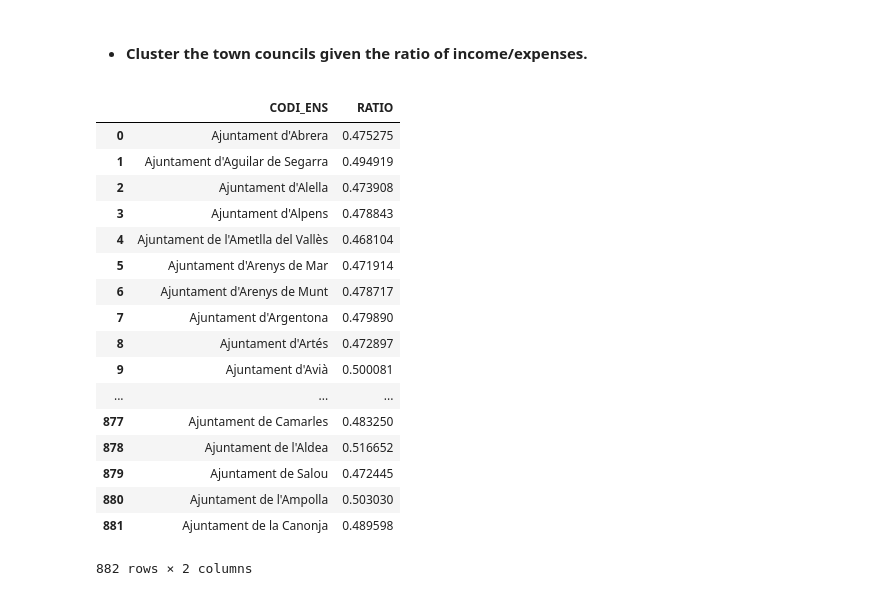
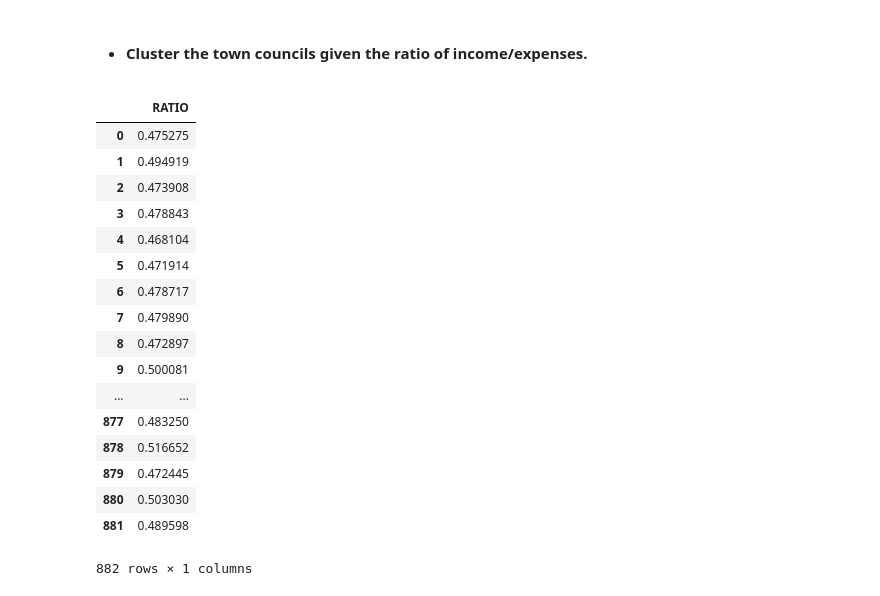
Before and after one commit to BigDataScience17-18/assignment-1-jordiadan_jordiromagosa, a Jupyter notebook: assignment_3.ipynb, the cells around one changed output. Cells and saved outputs as stored; diff of their text form; code cells hidden in the pictures.

```diff
--- a/assignment_3.ipynb
+++ b/assignment_3.ipynb
@@ -262,32 +262,32 @@ def get_income_expenses_per_town_council(data):
 
 ratio_data = get_income_expenses_per_town_council(town_council_data)
 # %%
-transformed_data = pd.DataFrame(ratio_data, columns=["CODI_ENS", "RATIO"])
+transformed_data = pd.DataFrame(ratio_data[:, 1], columns=["RATIO"])
 
 
-dictionary = dict(zip(town_council_data["CODI_ENS"], town_council_data["NOM_COMPLERT"]))
+#dictionary = dict(zip(town_council_data["CODI_ENS"], town_council_data["NOM_COMPLERT"]))
 
 #transformed_data.loc[transformed_data["CODI_ENS"] == dictionary["CODI_ENS"][245]]
 
 
-transformed_data["CODI_ENS"] = transformed_data["CODI_ENS"].map(dictionary)
+#transformed_data["CODI_ENS"] = transformed_data["CODI_ENS"].map(dictionary)
 transformed_data
 # %% [output]
-|  | CODI_ENS | RATIO |
-| 0 | Ajuntament d'Abrera | 0.475275 |
-| 1 | Ajuntament d'Aguilar de Segarra | 0.494919 |
-| 2 | Ajuntament d'Alella | 0.473908 |
-| 3 | Ajuntament d'Alpens | 0.478843 |
-| 4 | Ajuntament de l'Ametlla del Vallès | 0.468104 |
-| 5 | Ajuntament d'Arenys de Mar | 0.471914 |
-| 6 | Ajuntament d'Arenys de Munt | 0.478717 |
-| 7 | Ajuntament d'Argentona | 0.479890 |
-| 8 | Ajuntament d'Artés | 0.472897 |
-| 9 | Ajuntament d'Avià | 0.500081 |
-| ... | ... | ... |
-| 877 | Ajuntament de Camarles | 0.483250 |
-| 878 | Ajuntament de l'Aldea | 0.516652 |
-| 879 | Ajuntament de Salou | 0.472445 |
-| 880 | Ajuntament de l'Ampolla | 0.503030 |
-| 881 | Ajuntament de la Canonja | 0.489598 |
+|  | RATIO |
+| 0 | 0.475275 |
+| 1 | 0.494919 |
+| 2 | 0.473908 |
+| 3 | 0.478843 |
+| 4 | 0.468104 |
+| 5 | 0.471914 |
+| 6 | 0.478717 |
+| 7 | 0.479890 |
+| 8 | 0.472897 |
+| 9 | 0.500081 |
+| ... | ... |
+| 877 | 0.483250 |
+| 878 | 0.516652 |
+| 879 | 0.472445 |
+| 880 | 0.503030 |
+| 881 | 0.489598 |
-882 rows × 2 columns
+882 rows × 1 columns
```
Also changed, not shown: parts of 7 cells of this notebook.
